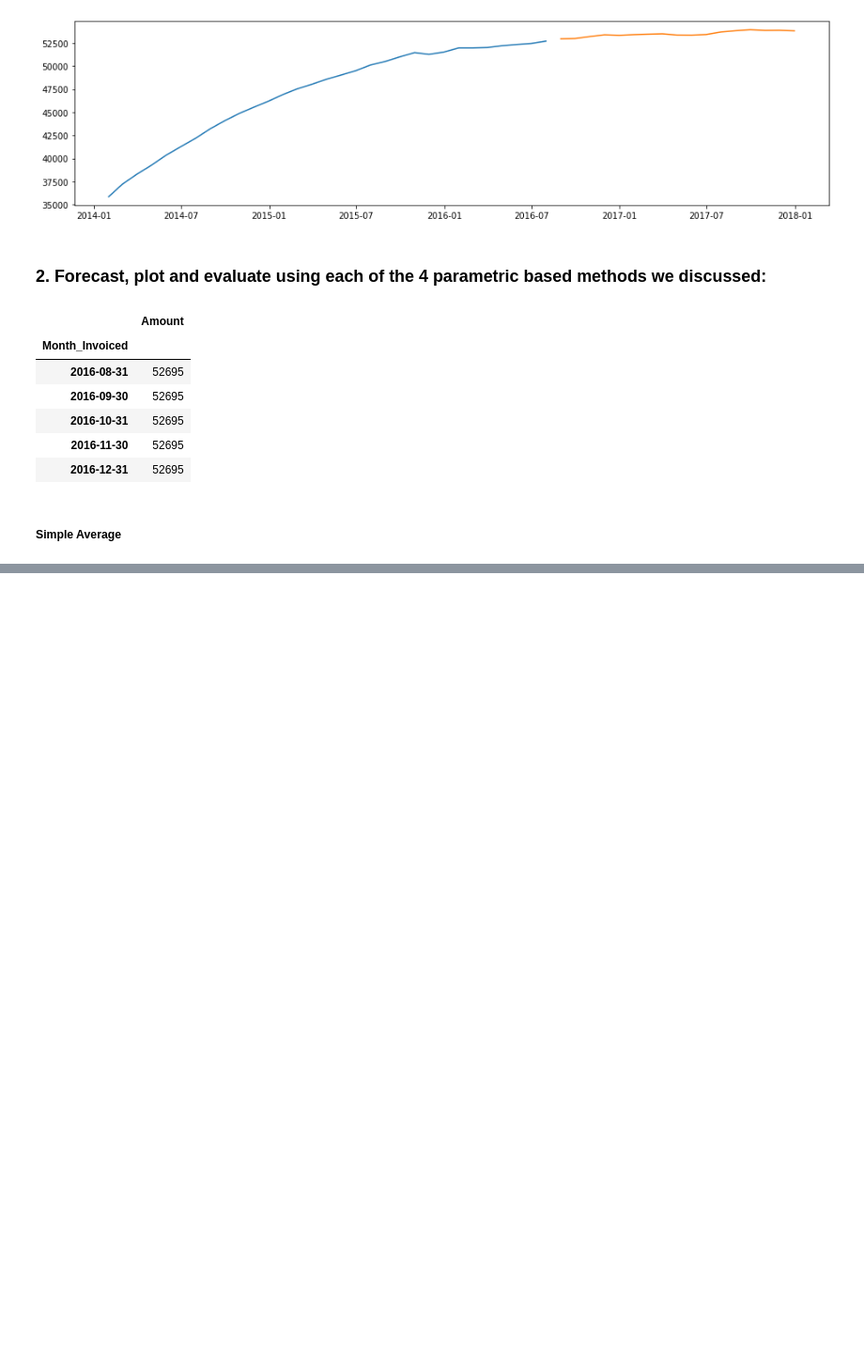
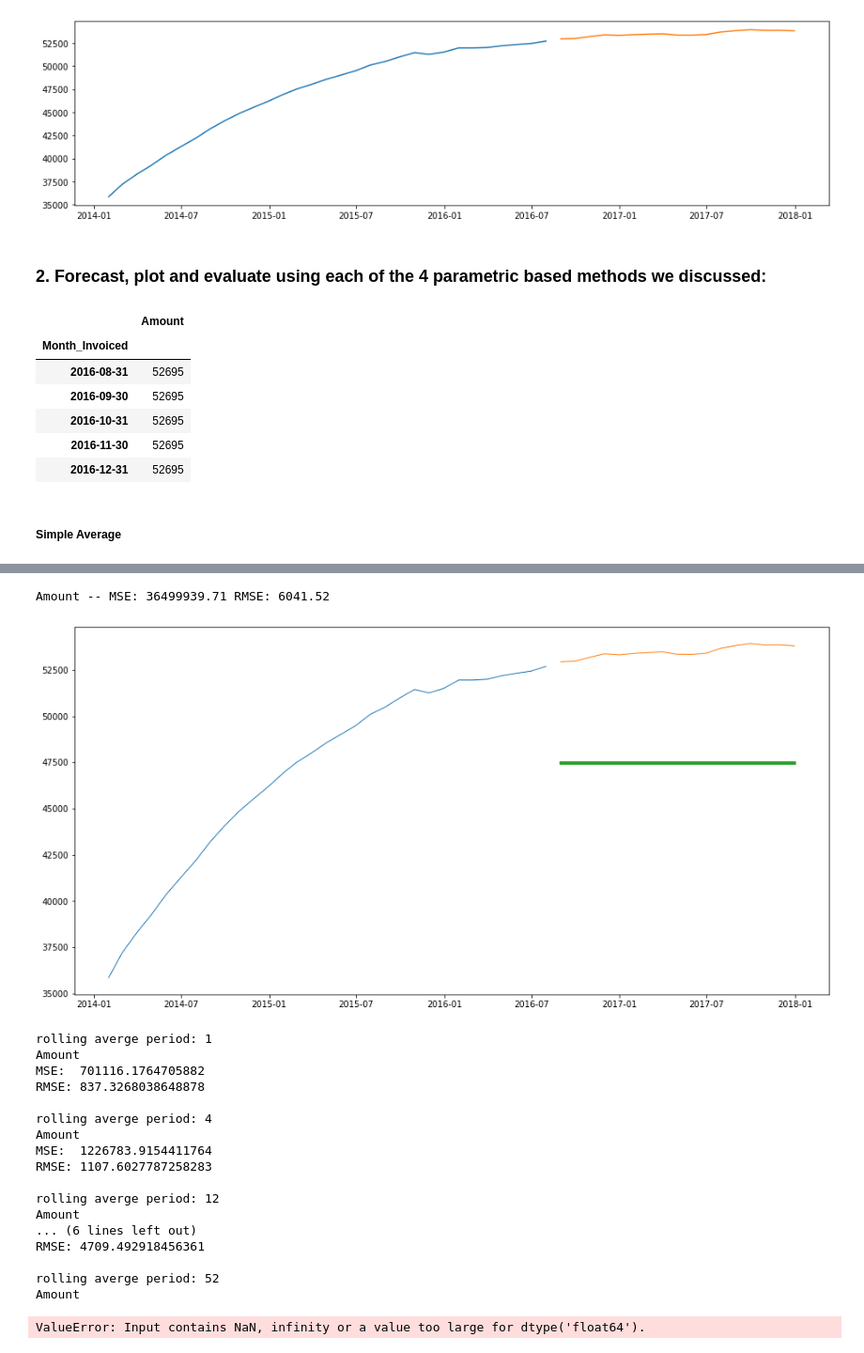
Before and after one commit to Mattsantos541/ds-methodologies-exercises, a Jupyter notebook: time_series/Model lesson 1.ipynb, the cells around one changed output, grey strips where cells are left out. Shown at 94% size. Cells and saved outputs as stored; diff of their text form; code cells hidden in the pictures; blank space fills up the shorter version.

```diff
--- a/time_series/Model lesson 1.ipynb
+++ b/time_series/Model lesson 1.ipynb
@@ -124,0 +178,4 @@ NameError: name 'plot_and_eval' is not defined
+# %%
+periods = 30
+for var in target_vars:
+    yhat[var] = train[var].rolling(periods).mean().iloc[-1]
@@ -124,0 +187,41 @@ NameError: name 'plot_and_eval' is not defined
+# %%
+periods = 30
+periods = 30
+for var in target_vars:
+    yhat[var] = train[var].rolling(periods).mean().iloc[-1]
+
+plot_and_eval(target_vars, train, test)
+eval_df = append_eval_df(model_type='moving_average', target_vars=target_vars, train = train, test = test)
+
+plt.figure(figsize=(16, 8))
+plt.plot(train[target_vars],label='Train')
+plt.plot(test[target_vars], label='Test')
+period_vals = [1, 4, 12, 26, 52, 104]
+for p in period_vals:
+    for var in target_vars:
+        yhat[var] = train[var].rolling(p).mean().iloc[-1]
+        plt.plot(yhat[var])
+        print('\nrolling averge period:',p)
+        print(var)
+        evaluate(var, train = train, test = test)
+# %% [output]
+Amount -- MSE: 36499939.71 RMSE: 6041.52
+[figure, added]
+rolling averge period: 1
+Amount
+MSE:  701116.1764705882
+RMSE: 837.3268038648878
+
+rolling averge period: 4
+Amount
+MSE:  1226783.9154411764
+RMSE: 1107.6027787258283
+
+rolling averge period: 12
+Amount
+... (6 lines left out)
+RMSE: 4709.492918456361
+
+rolling averge period: 52
+Amount
+ValueError: Input contains NaN, infinity or a value too large for dtype('float64').
```
Also changed, not shown: parts of 15 cells of this notebook, 1 other file.
